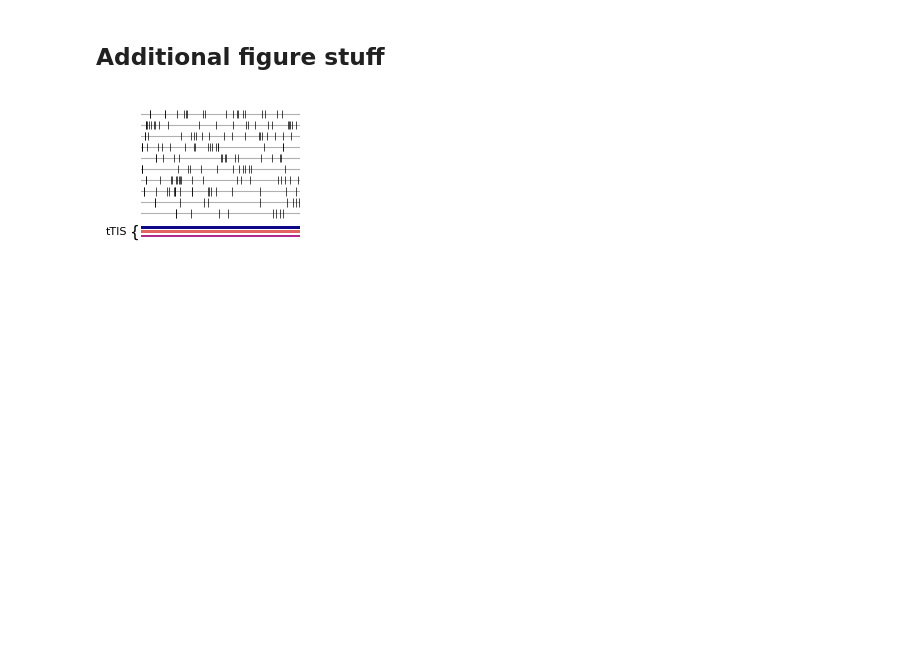
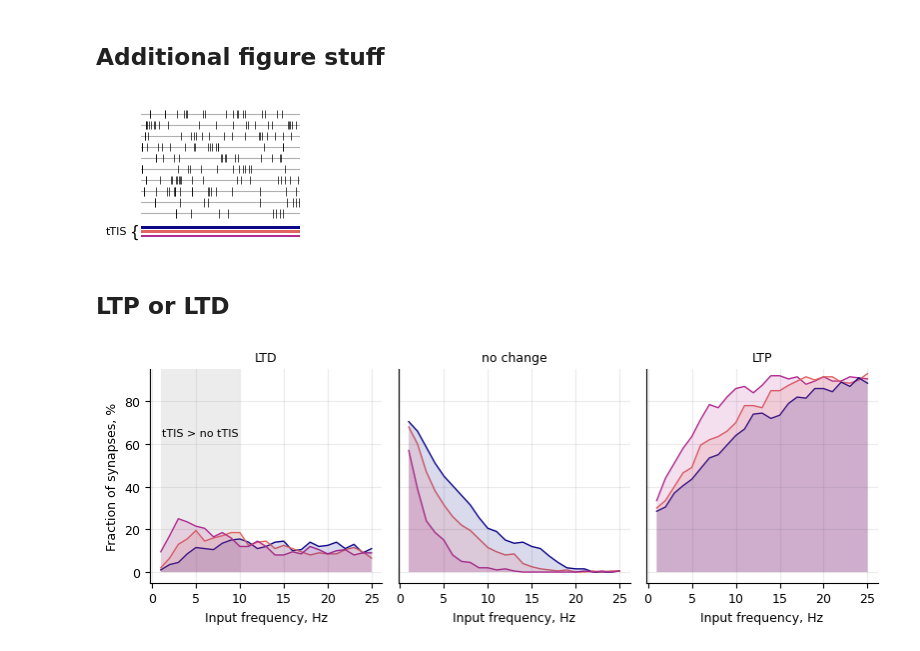
Before and after one commit to kerseviciute/temporal-interference, a Jupyter notebook: thesis/figure-results_input-frequency-subthreshold-ti.ipynb, the cells around one changed output. Drawn from its saved outputs; the diff is of its cells as text; code cells hidden in the pictures; blank space fills up the shorter version.

```diff
--- a/thesis/figure-results_input-frequency-subthreshold-ti.ipynb
+++ b/thesis/figure-results_input-frequency-subthreshold-ti.ipynb
@@ -502,3 +858,83 @@ fig.text(0.245, 0.7875, "{", fontsize = 11, va = "center", ha = "center")
 plt.savefig("figure-results_protocol-frequency.png", dpi = 500, bbox_inches = "tight", transparent = True)
 # %% [output]
 [figure]
+# %% [markdown]
+## LTP or LTD
+# %%
+from itertools import product
+
+potentiation = []
+for stim, frequency in product(stims, frequencies):
+  time_points = np.where(weights[stim][frequency].index > 9.9 * 1000)[0]
+  final = weights[stim][frequency].iloc[time_points, :].mean(axis = 0)
+  potentiation.append(pd.DataFrame({
+    "LTD": len(np.where(final < 0.1 - 1e-3)[0]) / len(final) * 100,
+    "no change": len(np.where(np.isclose(final, 0.1, atol = 1e-3))[0]) / len(final) * 100,
+    "LTP": len(np.where(final > 0.1 + 1e-3)[0]) / len(final) * 100,
+    "Stimulation": stim_labels[stim],
+    "Frequency": [ frequency ]
+  }))
+
+potentiation = pd.concat(potentiation, ignore_index = True)
+# %%
+fig, axs = plt.subplots(nrows = 1, ncols = 3, sharey = True, figsize = (8, 3))
+
+for row, type in enumerate(["LTD", "no change", "LTP"]):
+  if type == "LTP":
+    stim_order = ['90% tTIS', '50% tTIS', 'No tTIS']
+  else:
+    stim_order = ['No tTIS', '50% tTIS', '90% tTIS']
+
+  for stimulation in stim_order:
+    data = potentiation[ potentiation.Stimulation == stimulation ][[type, "Frequency"]]
+    data.columns = ["Potentiation", "Frequency"]
+
+    axs[row ].plot(data.Frequency, data.Potentiation, color = colors[stimulation], linewidth = 1)
+    axs[row].set_title(type)
+    axs[row].fill_between(
+      data.Frequency,
+      0,
+      data.Potentiation,
+      alpha = 0.15,
+      color = colors[stimulation],
+      edgecolor = None,
+      zorder = 5
+    )
+
+    axs[row].grid(alpha = 0.25)
+    axs[row].set_xlabel("Input frequency, Hz")
+
+    if type == "LTD":
+      axs[row].set_ylabel("Fraction of synapses, %")
+    else:
+      axs[row].tick_params(left = False, labelleft = False)
+
+    axs[row].spines["top"].set_visible(False)
+    axs[row].spines["right"].set_visible(False)
+
+# Annotation for LTD higher in tTIS
+axs[0].fill_between(
+  np.arange(1, 11),
+  0,
+  100,
+  alpha = 0.15,
+  color = "gray",
+  edgecolor = None,
+  zorder = 0
+)
+
+axs[0].set_ylim(-5, 95)
+
+axs[0].text(
+  0.05, 0.7, "tTIS > no tTIS",
+  transform=axs[0].transAxes,
+  ha = "left",
+  va = "center",
+  rotation = 0,
+  fontsize = 8
+)
+
+plt.tight_layout()
+plt.show()
+# %% [output]
+[figure, added]
```
Also changed, not shown: parts of 9 cells of this notebook, 2 other files.
